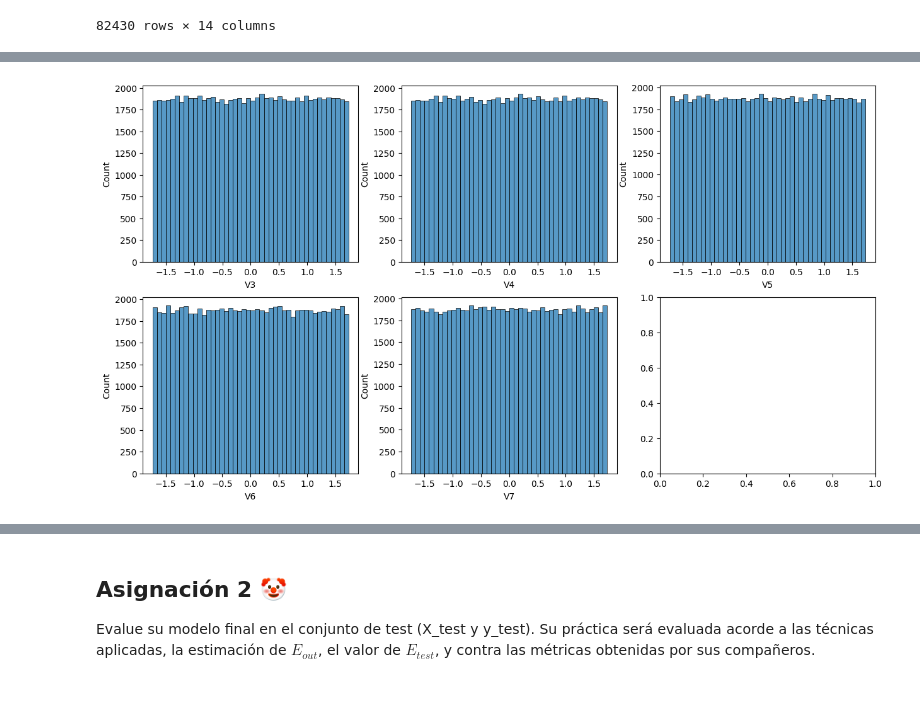
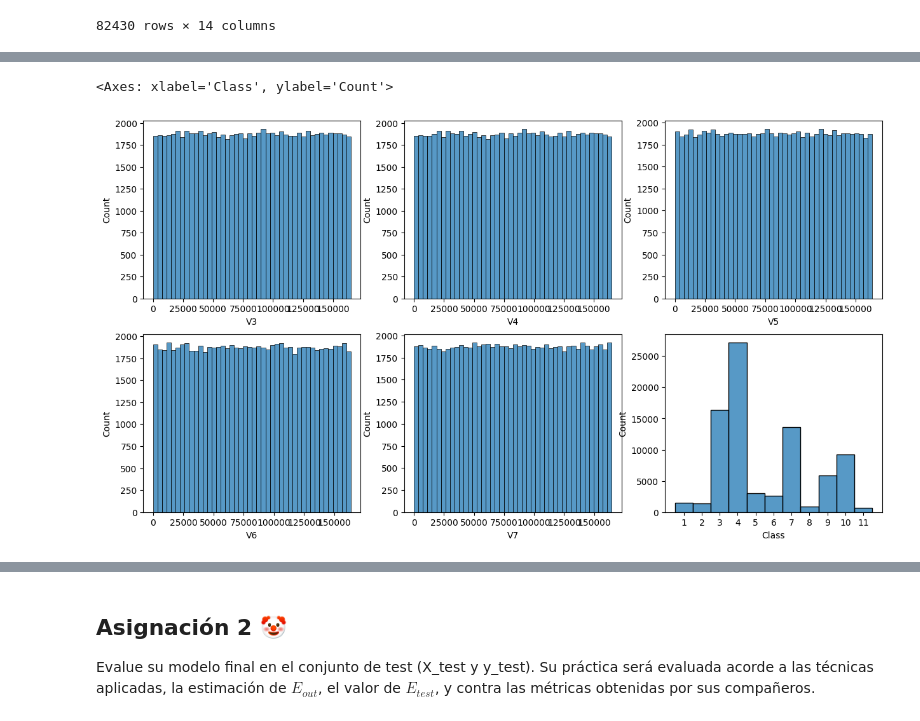
Before and after one commit to V-ivan11/Modelado, a Jupyter notebook: Practicas/4 - Overfitting.ipynb, the cells around one changed output, grey strips where cells are left out. Cells and saved outputs as stored; diff of their text form; code cells hidden in the pictures; blank space fills up the shorter version.

```diff
--- a/Practicas/4 - Overfitting.ipynb
+++ b/Practicas/4 - Overfitting.ipynb
@@ -134,10 +138,3 @@ X_train
 | 36543 | 84714.0 | 84700.0 | 59207.0 | 33106.0 | 114460.0 | 0 | 1 | 0 | 0 | 0 | 0 | ... |
 | 141209 | 20042.0 | 20038.0 | 51811.0 | 160448.0 | 82863.0 | 0 | 0 | 0 | 0 | 1 | 1 | ... |
 82430 rows × 14 columns
-# %%
-X_train["V3"] = (X_train["V3"] - X_train["V3"].mean()) / X_train["V3"].std()
-X_train["V4"] = (X_train["V4"] - X_train["V4"].mean()) / X_train["V4"].std()
-X_train["V5"] = (X_train["V5"] - X_train["V5"].mean()) / X_train["V5"].std()
-X_train["V6"] = (X_train["V6"] - X_train["V6"].mean()) / X_train["V6"].std()
-X_train["V7"] = (X_train["V7"] - X_train["V7"].mean()) / X_train["V7"].std()
-X_train
@@ -158,8 +141,11 @@ X_train
 # %%
 columns = ["V3", "V4", "V5", "V6", "V7"]
 fig, axs = plt.subplots(ncols=3, nrows= 2, figsize=(15, 8))
 
 for i, col in enumerate(columns):
     sns.histplot(data = X_train, x = col, ax = axs[i // 3, i % 3])
+
+sns.histplot(x = y_train, ax = axs[1, 2])
 # %% [output]
+<Axes: xlabel='Class', ylabel='Count'>
-[figure, old version]
+[figure, new version]
```
Also changed, not shown: parts of 17 cells of this notebook.
